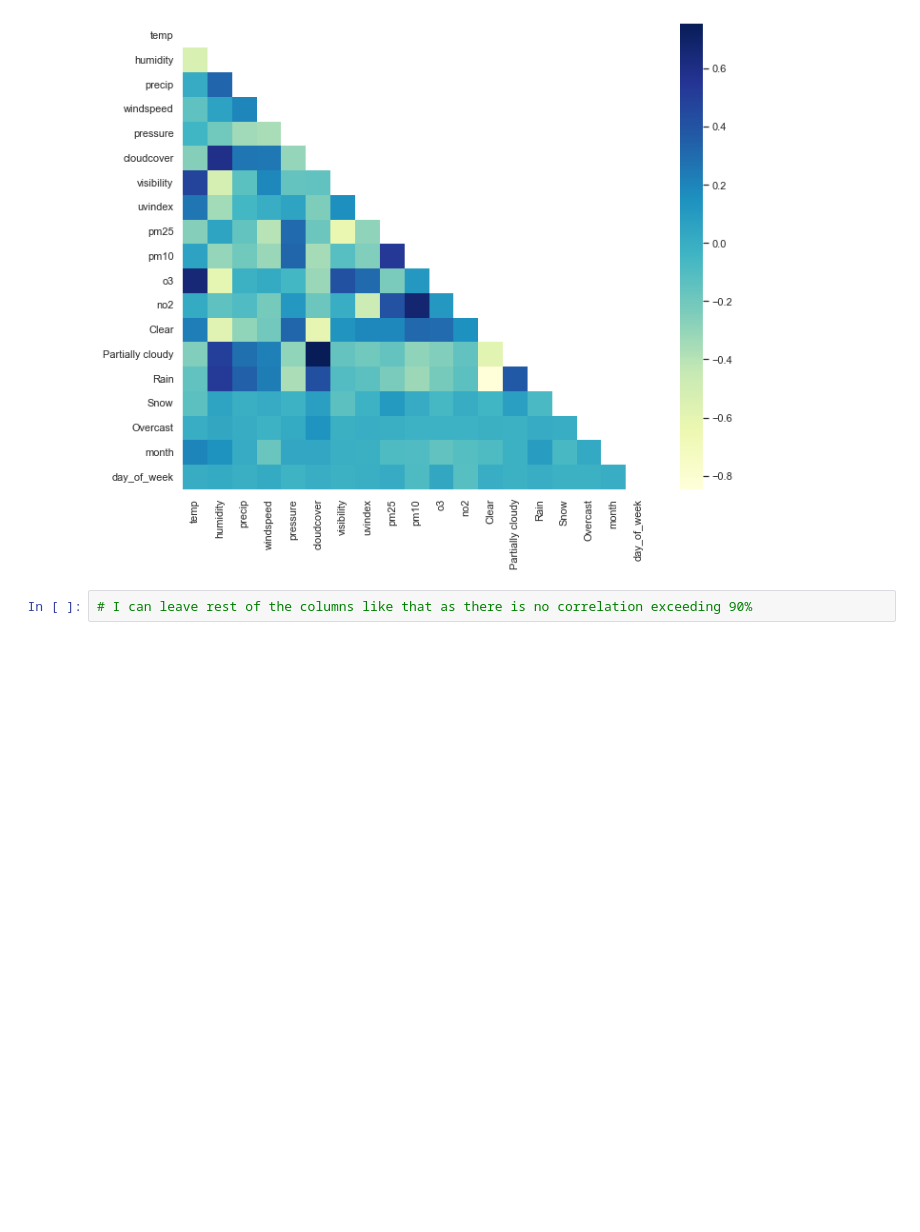
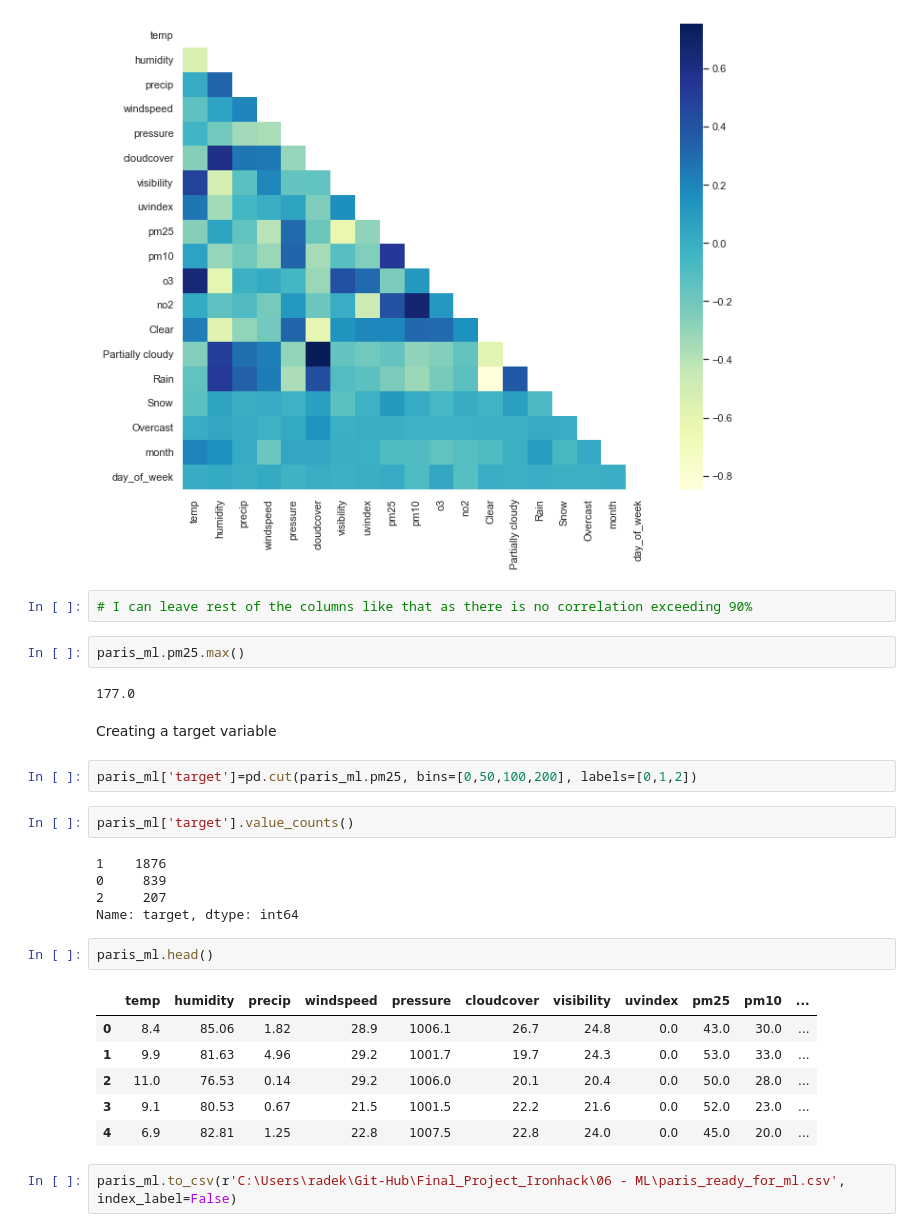
Before and after one commit to radek-deb/Air_Quality_Paris-vs-Lyon_Final_Project, a Jupyter notebook: 04 - Data Cleaning/04-2- Data Cleaning ML/cleaining_ML_Paris.ipynb, the cells around one changed output. Saved outputs shown, nothing was run; the diff lists cells and outputs as text; blank space fills up the shorter version.

```diff
--- a/04 - Data Cleaning/04-2- Data Cleaning UL/cleaining_ML.ipynb
+++ b/04 - Data Cleaning/04-2- Data Cleaning ML/cleaining_ML_Paris.ipynb
@@ -386,3 +388,29 @@ sns.heatmap(corr, mask=mask, cmap=cmap)
 [figure]
 # %%
 # I can leave rest of the columns like that as there is no correlation exceeding 90%
+# %%
+paris_ml.pm25.max()
+# %% [output]
+177.0
+# %% [markdown]
+Creating a target variable
+# %%
+paris_ml['target']=pd.cut(paris_ml.pm25, bins=[0,50,100,200], labels=[0,1,2])
+# %%
+paris_ml['target'].value_counts()
+# %% [output]
+1    1876
+0     839
+2     207
+Name: target, dtype: int64
+# %%
+paris_ml.head()
+# %% [output]
+|  | temp | humidity | precip | windspeed | pressure | cloudcover | visibility | uvindex | pm25 | pm10 | ... |
+| 0 | 8.4 | 85.06 | 1.82 | 28.9 | 1006.1 | 26.7 | 24.8 | 0.0 | 43.0 | 30.0 | ... |
+| 1 | 9.9 | 81.63 | 4.96 | 29.2 | 1001.7 | 19.7 | 24.3 | 0.0 | 53.0 | 33.0 | ... |
+| 2 | 11.0 | 76.53 | 0.14 | 29.2 | 1006.0 | 20.1 | 20.4 | 0.0 | 50.0 | 28.0 | ... |
+| 3 | 9.1 | 80.53 | 0.67 | 21.5 | 1001.5 | 22.2 | 21.6 | 0.0 | 52.0 | 23.0 | ... |
+| 4 | 6.9 | 82.81 | 1.25 | 22.8 | 1007.5 | 22.8 | 24.0 | 0.0 | 45.0 | 20.0 | ... |
+# %%
+paris_ml.to_csv(r'C:\Users\radek\Git-Hub\Final_Project_Ironhack\06 - ML\paris_ready_for_ml.csv', index_label=False)
```
Also changed, not shown: parts of 1 cell of this notebook, 21 other files.
